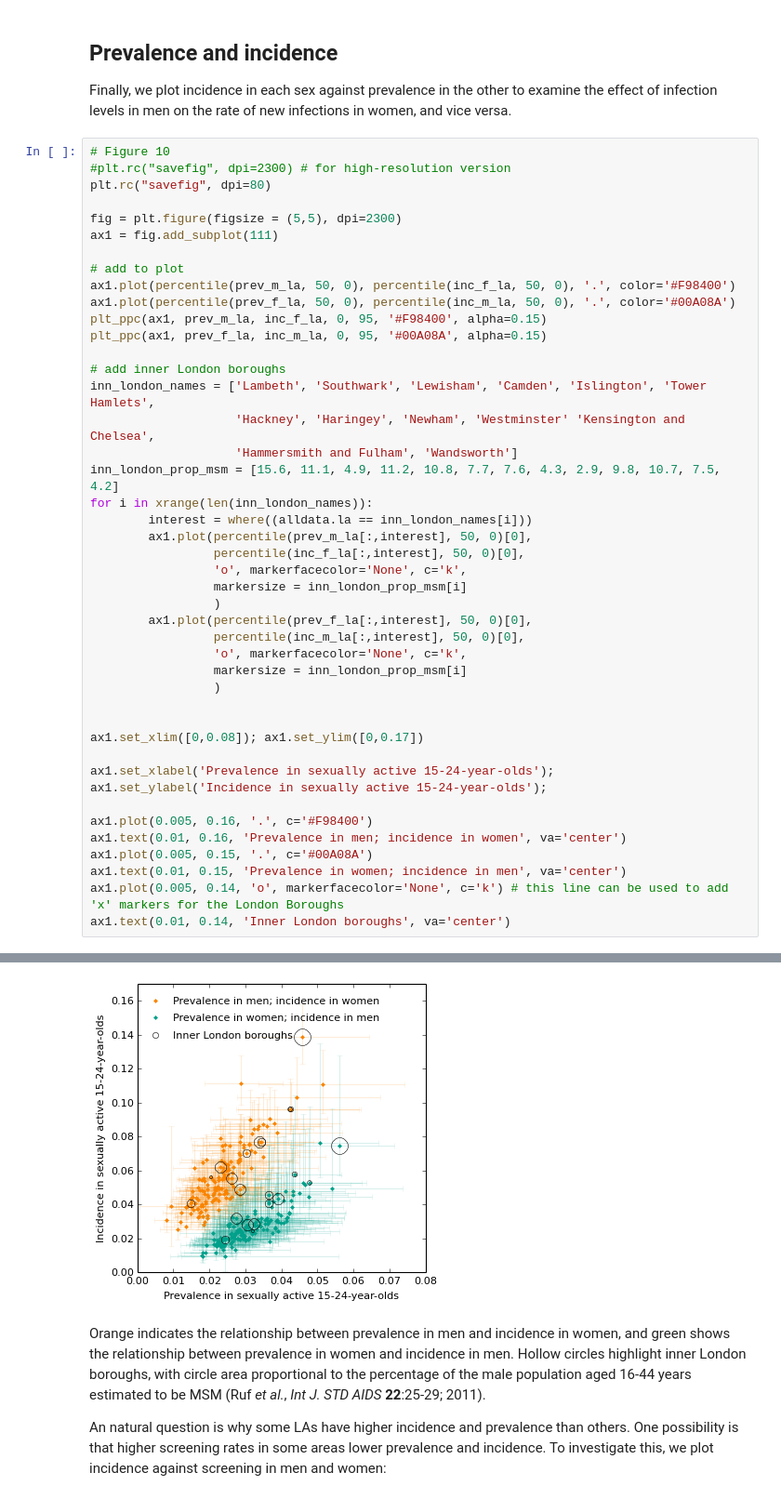
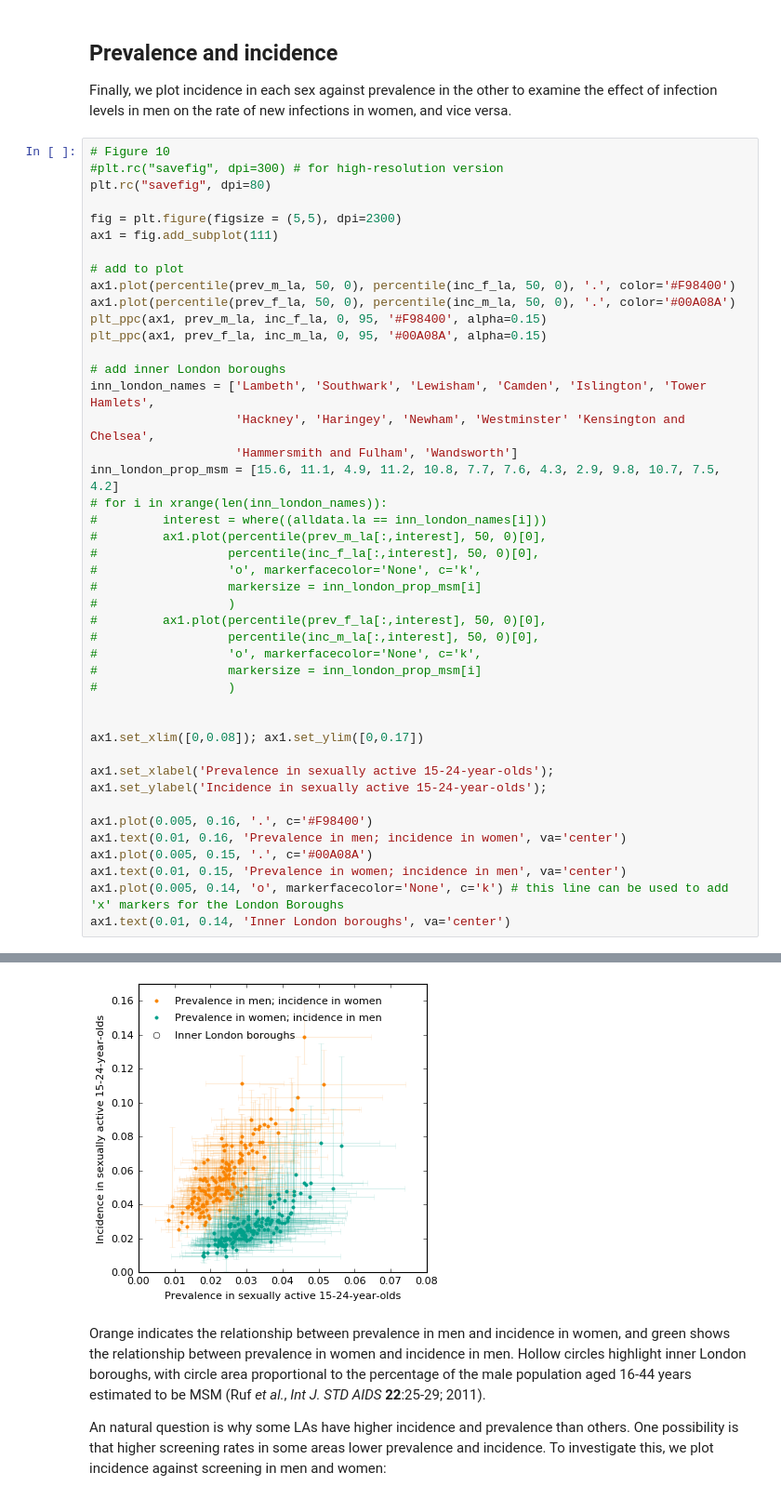
Before and after one commit to joanna-lewis/ct_surveillance, a Jupyter notebook: local_authorities/local_authorities.ipynb, the cells around one changed output, grey strips where cells are left out. Shown at 93% size. Cells and saved outputs as stored; diff of their text form.

```diff
--- a/local_authorities/local_authorities.ipynb
+++ b/local_authorities/local_authorities.ipynb
@@ -881,51 +881,51 @@ This time one column represents one LA, ordered by median sampled prevalence (lo
 Finally, we plot incidence in each sex against prevalence in the other to examine the effect of infection levels in men on the rate of new infections in women, and vice versa.
 # %%
 # Figure 10
-#plt.rc("savefig", dpi=2300) # for high-resolution version
+#plt.rc("savefig", dpi=300) # for high-resolution version
 plt.rc("savefig", dpi=80)
 
 fig = plt.figure(figsize = (5,5), dpi=2300)
 ax1 = fig.add_subplot(111)
 
 # add to plot
 ax1.plot(percentile(prev_m_la, 50, 0), percentile(inc_f_la, 50, 0), '.', color='#F98400')
 ax1.plot(percentile(prev_f_la, 50, 0), percentile(inc_m_la, 50, 0), '.', color='#00A08A')
 plt_ppc(ax1, prev_m_la, inc_f_la, 0, 95, '#F98400', alpha=0.15)
 plt_ppc(ax1, prev_f_la, inc_m_la, 0, 95, '#00A08A', alpha=0.15)
 
 # add inner London boroughs
 inn_london_names = ['Lambeth', 'Southwark', 'Lewisham', 'Camden', 'Islington', 'Tower Hamlets',
                     'Hackney', 'Haringey', 'Newham', 'Westminster' 'Kensington and Chelsea',
                     'Hammersmith and Fulham', 'Wandsworth']
 inn_london_prop_msm = [15.6, 11.1, 4.9, 11.2, 10.8, 7.7, 7.6, 4.3, 2.9, 9.8, 10.7, 7.5, 4.2]
-for i in xrange(len(inn_london_names)):
-        interest = where((alldata.la == inn_london_names[i]))
-        ax1.plot(percentile(prev_m_la[:,interest], 50, 0)[0],
-                 percentile(inc_f_la[:,interest], 50, 0)[0],
-                 'o', markerfacecolor='None', c='k',
-                 markersize = inn_london_prop_msm[i]
-                 )
-        ax1.plot(percentile(prev_f_la[:,interest], 50, 0)[0],
-                 percentile(inc_m_la[:,interest], 50, 0)[0],
-                 'o', markerfacecolor='None', c='k',
-                 markersize = inn_london_prop_msm[i]
-                 )
+# for i in xrange(len(inn_london_names)):
+#         interest = where((alldata.la == inn_london_names[i]))
+#         ax1.plot(percentile(prev_m_la[:,interest], 50, 0)[0],
+#                  percentile(inc_f_la[:,interest], 50, 0)[0],
+#                  'o', markerfacecolor='None', c='k',
+#                  markersize = inn_london_prop_msm[i]
+#                  )
+#         ax1.plot(percentile(prev_f_la[:,interest], 50, 0)[0],
+#                  percentile(inc_m_la[:,interest], 50, 0)[0],
+#                  'o', markerfacecolor='None', c='k',
+#                  markersize = inn_london_prop_msm[i]
+#                  )
 
 
 ax1.set_xlim([0,0.08]); ax1.set_ylim([0,0.17])
 
 ax1.set_xlabel('Prevalence in sexually active 15-24-year-olds');
 ax1.set_ylabel('Incidence in sexually active 15-24-year-olds');
 
 ax1.plot(0.005, 0.16, '.', c='#F98400')
 ax1.text(0.01, 0.16, 'Prevalence in men; incidence in women', va='center')
 ax1.plot(0.005, 0.15, '.', c='#00A08A')
 ax1.text(0.01, 0.15, 'Prevalence in women; incidence in men', va='center')
 ax1.plot(0.005, 0.14, 'o', markerfacecolor='None', c='k') # this line can be used to add 'x' markers for the London Boroughs
 ax1.text(0.01, 0.14, 'Inner London boroughs', va='center')
 # %% [output]
 <matplotlib.text.Text at 0x...>
-[figure, old version]
+[figure, new version]
 # %% [markdown]
 Orange indicates the relationship between prevalence in men and incidence in women, and green shows the relationship between prevalence in women and incidence in men. Hollow circles highlight inner London boroughs, with circle area proportional to the percentage of the male population aged 16-44 years estimated to be MSM (Ruf _et al._, _Int J. STD AIDS_ **22**:25-29; 2011).
 
```
Also changed, not shown: parts of 16 cells of this notebook, 20 other files.
